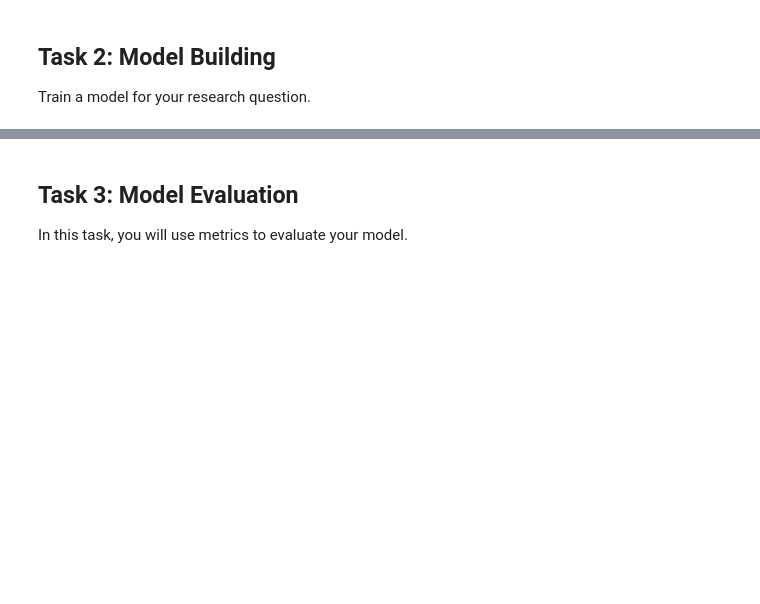
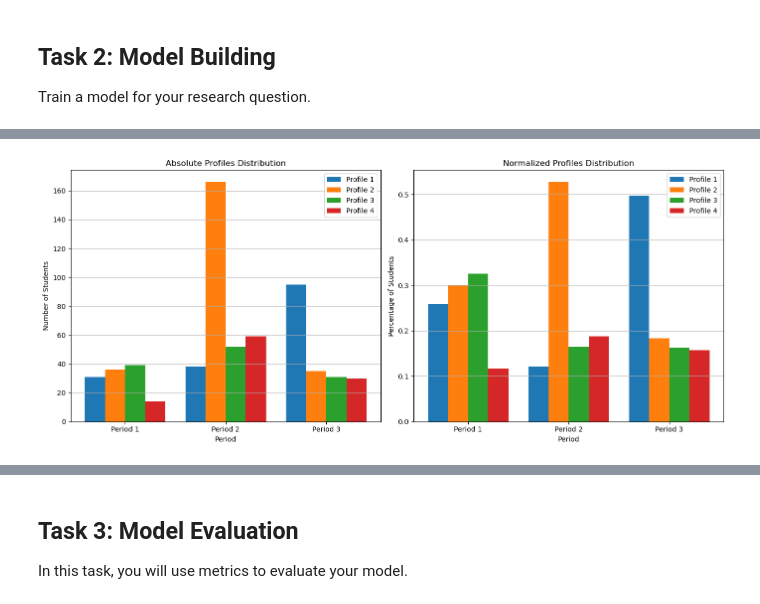
Before and after one commit to malenraychev/BigMMMBehaviour, a Jupyter notebook: m7_RQ2_MMM.ipynb, the cells around one changed output, grey strips where cells are left out. Drawn from its saved outputs; the diff is of its cells as text; code cells hidden in the pictures; blank space fills up the shorter version.

```diff
--- a/m7_RQ2_MMM.ipynb
+++ b/m7_RQ2_MMM.ipynb
@@ -647,15 +490,0 @@ From this point onward, we will consider only the median score per user (i.e., t
-# %%
-# Create a final dataframe with user activity and scores
-students = user_activity.merge(
-    students_median_score,
-    how='inner',
-    left_on='user_id',
-    right_on='user_id'
-)
-
-# Print number of users
-print(f"Number of users in user_activity: {user_activity['user_id'].nunique()}")
-print(f"Number of users in students_median_score: {students_median_score['user_id'].nunique()}")
-print(f"Number of users after merging: {students['user_id'].nunique()}")
-
-display(students.head())
@@ -1152,0 +600,82 @@ The comparison reveals that the coefficient-based interpretation better aligns w
+# %%
+def cluster_students_by_period(students_by_period, k=4):
+    """
+    Applies KMeans clustering to students from each period and returns two bar plots:
+    - Absolute cluster distribution
+    - Normalized cluster distribution
+    """
+
+    columns_used = [
+        'median_gap_days',
+        'active_days_count',
+        'activities_count',
+        'activity_types_count',
+        'median_activity_duration_minutes'
+    ]
+
+    clustered_students = {}
+    cluster_distributions = defaultdict(lambda: [0]*k)
+    cluster_distributions_normalized = defaultdict(lambda: [0]*k)
+
+    for period_name, df in students_by_period.items():
+        df_clean = df.dropna(subset=columns_used)
+        X = df_clean[columns_used]
+        scaler = StandardScaler()
+        X_scaled = scaler.fit_transform(X)
+
+        kmeans = KMeans(n_clusters=k, random_state=42, n_init=10)
+        labels = kmeans.fit_predict(X_scaled)
+
+        df_clean = df_clean.copy()
+        df_clean['cluster'] = labels
+
+        # Count cluster assignments
+        counts = df_clean['cluster'].value_counts().sort_index()
+        total = len(df_clean)
+        for cluster_idx in range(k):
+            count = counts.get(cluster_idx, 0)
+            cluster_distributions[period_name][cluster_idx] = count
+            cluster_distributions_normalized[period_name][cluster_idx] = count / total
+
+        clustered_students[period_name] = df_clean
+
+    # Plot side-by-side charts
+    if clustered_students:
+        periods_sorted = sorted(cluster_distributions.keys())
+        x = np.arange(len(periods_sorted))
+        width = 0.2
+
+        fig, axes = plt.subplots(1, 2, figsize=(14, 6), sharey=False)
+
+        # Raw count plot
+        for i in range(k):
+            counts = [cluster_distributions[period][i] for period in periods_sorted]
+            axes[0].bar(x + i * width, counts, width, label=f'Profile {i+1}')
+        axes[0].set_title('Absolute Profiles Distribution')
+        axes[0].set_xlabel('Period')
+        axes[0].set_ylabel('Number of Students')
+        axes[0].set_xticks(x + width * (k-1)/2)
+        axes[0].set_xticklabels(periods_sorted)
+        axes[0].legend()
+        axes[0].grid(axis='y')
+
+        # Normalized plot
+        for i in range(k):
+            counts = [cluster_distributions_normalized[period][i] for period in periods_sorted]
+            axes[1].bar(x + i * width, counts, width, label=f'Profile {i+1}')
+        axes[1].set_title('Normalized Profiles Distribution')
+        axes[1].set_xlabel('Period')
+        axes[1].set_ylabel('Percentage of Students')
+        axes[1].set_xticks(x + width * (k-1)/2)
+        axes[1].set_xticklabels(periods_sorted)
+        axes[1].legend()
+        axes[1].grid(axis='y')
+
+        plt.tight_layout()
+        plt.show()
+
+    return clustered_students
+
+clustered_students_by_period = cluster_students_by_period(students_by_period, k=4)
+# %% [output]
+[figure, added]
```
Also changed, not shown: parts of 64 cells of this notebook.
